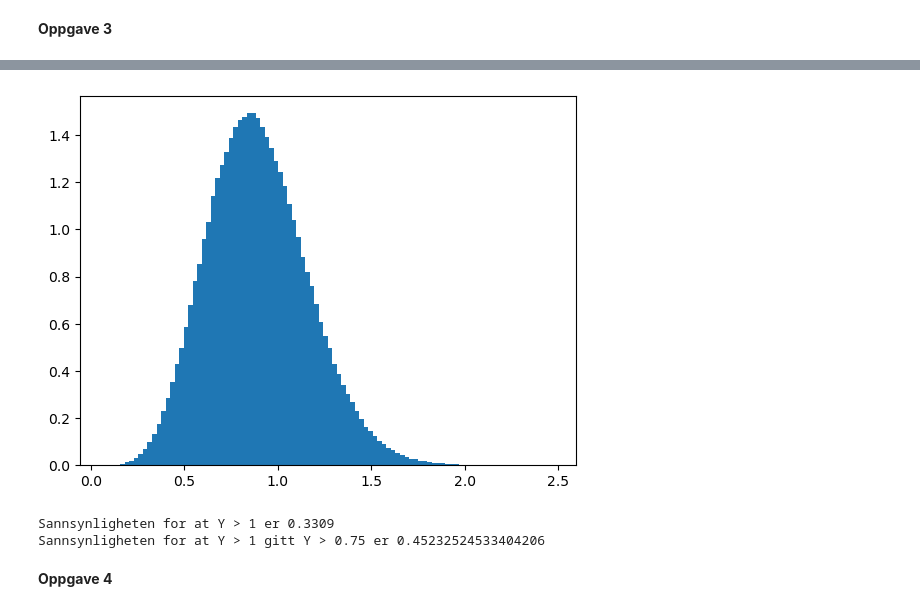
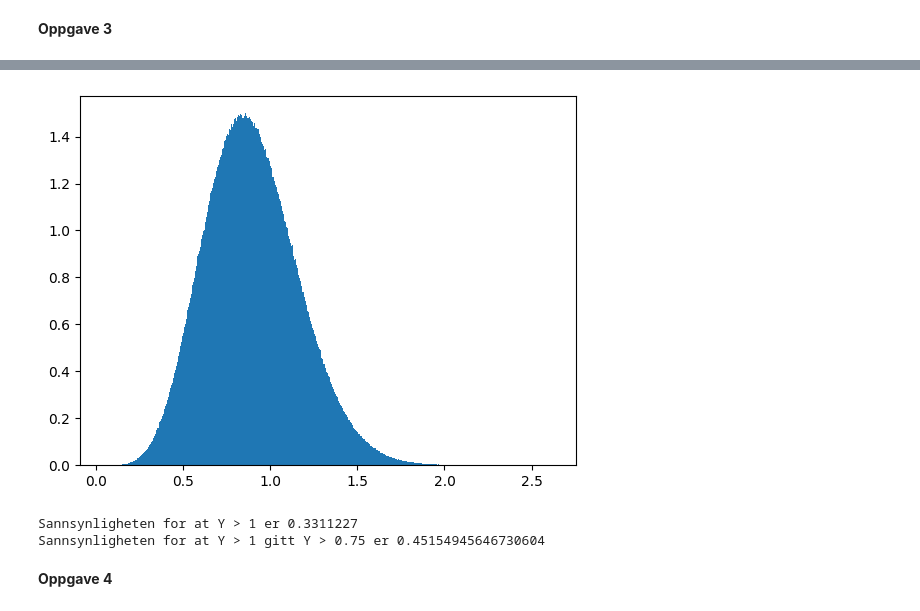
Before and after one commit to Benj181/NTNU-courses, a Jupyter notebook: Statistikk/oving02/oving02.ipynb, the cells around one changed output, grey strips where cells are left out. Cells and saved outputs as stored; diff of their text form; code cells hidden in the pictures.

```diff
--- a/Statistikk/oving02/oving02.ipynb
+++ b/Statistikk/oving02/oving02.ipynb
@@ -84,16 +84,16 @@ plt.show()
 # %%
-n = 1_000_000
+n = 10_000_000
 
 x_1 = generateX(n)
 x_2 = generateX(n)
 x_3 = generateX(n, a=1.2)
 x_4 = generateX(n, a=1.2)
 x_5 = generateX(n, a=1.2)
 y = np.array([sorted([x_1[i], x_2[i], x_3[i], x_4[i], x_5[i]])[2] for i in range(n)])
-plt.hist(y, bins=100, density=True)
+plt.hist(y, bins=1000, density=True)
 plt.show()
 # %% [output]
-[figure, old version]
+[figure, new version]
 # %%
 P_1 = np.count_nonzero(y > 1) / n
 print(f'Sannsynligheten for at Y > 1 er {P_1}')
@@ -101,8 +101,8 @@ print(f'Sannsynligheten for at Y > 1 er {P_1}')
 P_2 = np.count_nonzero(y < 0.75) / np.count_nonzero(y > 0.75)
 print(f'Sannsynligheten for at Y > 1 gitt Y > 0.75 er {P_2}')
 # %% [output]
-Sannsynligheten for at Y > 1 er 0.3309
-Sannsynligheten for at Y > 1 gitt Y > 0.75 er 0.45232524533404206
+Sannsynligheten for at Y > 1 er 0.3311227
+Sannsynligheten for at Y > 1 gitt Y > 0.75 er 0.45154945646730604
 # %% [markdown]
 **Oppgave 4**
 # %%
```
Also changed, not shown: parts of 4 cells of this notebook.
